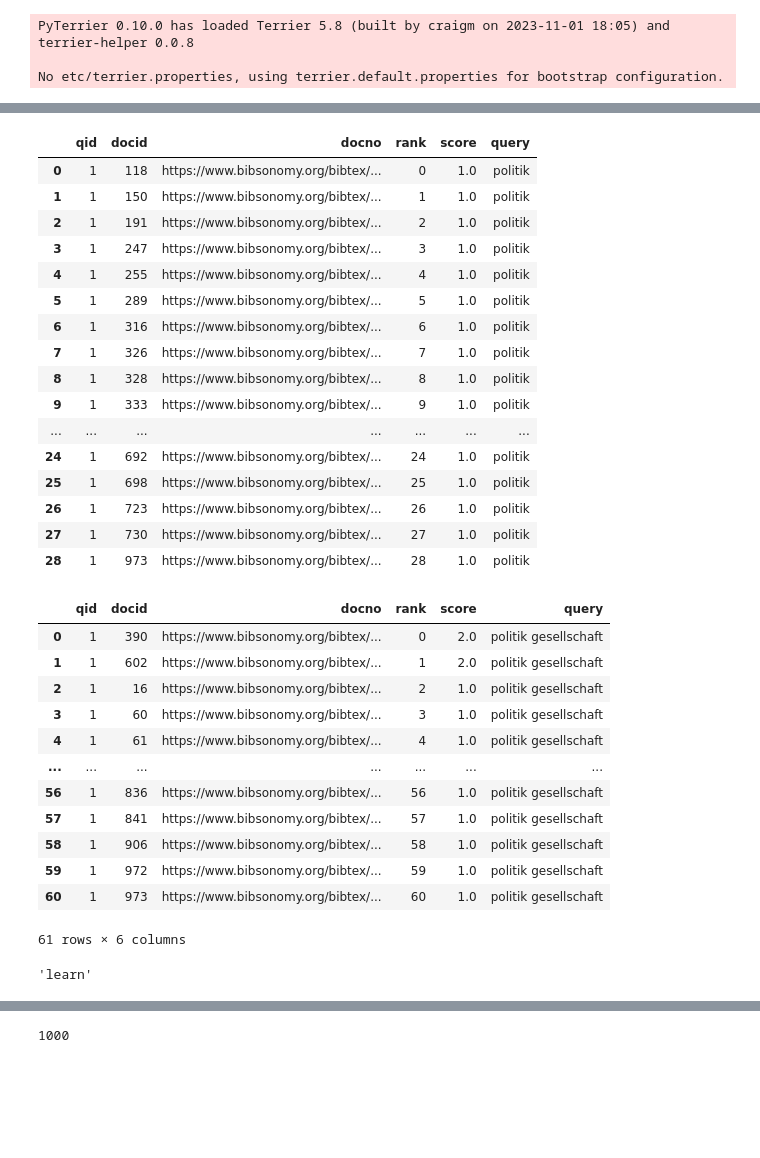
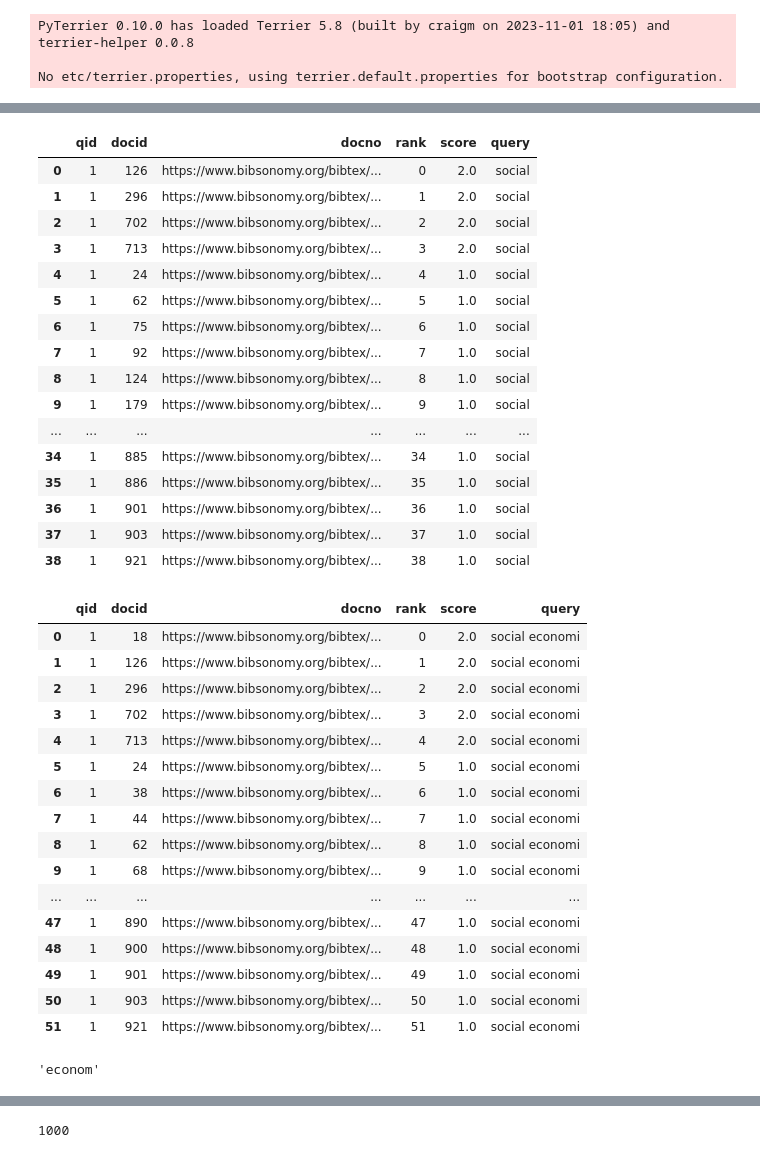
Before and after one commit to XiaomingWang12/2023-2024-Data_Libarian_Xiaoming_Wang, a Jupyter notebook: Modul_2/PyTerrier.ipynb, the cells around one changed output, grey strips where cells are left out. Saved outputs shown, nothing was run; the diff lists cells and outputs as text; code cells hidden in the pictures; blank space fills up the shorter version.

```diff
--- a/Modul_2/PyTerrier.ipynb
+++ b/Modul_2/PyTerrier.ipynb
@@ -64,3 +64,3 @@ df_rl
 # %%
-df_rl_filtered = df_rl.dropna(axis=1, thresh=len(df_rl)*0.5)
+df_pl_filtered = df_pl.dropna(axis=1, thresh=len(df_pl)*0.5)
 # %%
@@ -86,7 +86,7 @@ Index(['type', 'id', 'tags', 'intraHash', 'label', 'user', 'description',
       dtype='object')
 # %%
 useful_columns = ['id', 'tags', 'label', 'description', 'date', 'changeDate', 'url', 'pub-type', 'year', 'author', 'authors', 'intraHash']
-df_rl_filtered = df_rl_filtered[useful_columns]
+df_pl_filtered = df_pl_filtered[useful_columns]
 # %%
 if not pt.started():
     pt.init()
@@ -95,14 +95,14 @@ PyTerrier 0.10.0 has loaded Terrier 5.8 (built by craigm on 2023-11-01 18:05) an
 
 No etc/terrier.properties, using terrier.default.properties for bootstrap configuration.
 # %%
-df_rl_filtered['docno'] = df_rl_filtered['id']
-df_rl_filtered['text'] = df_rl_filtered['label']
+df_pl_filtered['docno'] = df_pl_filtered['id']
+df_pl_filtered['text'] = df_pl_filtered['label']
 # %%
 #now we start to index our data
 
-index_folder = "./rl_index"
+index_folder = "./pl_index"
 indexer = pt.DFIndexer(index_folder, overwrite=True)
-index_ref = indexer.index(df_rl_filtered['text'], df_rl_filtered['docno'])
+index_ref = indexer.index(df_pl_filtered['text'], df_pl_filtered['docno'])
 
 print(f"path to our index: {index_ref.toString()}")
 # %% [output]
@@ -185,49 +185,53 @@ term_freq_dict_sorted[:top_k]
 #define our search engine
 search_engine = pt.BatchRetrieve(index, wmodel="Tf")
 # %%
-search_engine.search("politik")
+search_engine.search("social")
 # %% [output]
 |  | qid | docid | docno | rank | score | query |
-| 0 | 1 | 118 | https://www.bibsonomy.org/bibtex/... | 0 | 1.0 | politik |
-| 1 | 1 | 150 | https://www.bibsonomy.org/bibtex/... | 1 | 1.0 | politik |
-| 2 | 1 | 191 | https://www.bibsonomy.org/bibtex/... | 2 | 1.0 | politik |
-| 3 | 1 | 247 | https://www.bibsonomy.org/bibtex/... | 3 | 1.0 | politik |
-| 4 | 1 | 255 | https://www.bibsonomy.org/bibtex/... | 4 | 1.0 | politik |
-| 5 | 1 | 289 | https://www.bibsonomy.org/bibtex/... | 5 | 1.0 | politik |
-| 6 | 1 | 316 | https://www.bibsonomy.org/bibtex/... | 6 | 1.0 | politik |
-| 7 | 1 | 326 | https://www.bibsonomy.org/bibtex/... | 7 | 1.0 | politik |
-| 8 | 1 | 328 | https://www.bibsonomy.org/bibtex/... | 8 | 1.0 | politik |
-| 9 | 1 | 333 | https://www.bibsonomy.org/bibtex/... | 9 | 1.0 | politik |
+| 0 | 1 | 126 | https://www.bibsonomy.org/bibtex/... | 0 | 2.0 | social |
+| 1 | 1 | 296 | https://www.bibsonomy.org/bibtex/... | 1 | 2.0 | social |
+| 2 | 1 | 702 | https://www.bibsonomy.org/bibtex/... | 2 | 2.0 | social |
+| 3 | 1 | 713 | https://www.bibsonomy.org/bibtex/... | 3 | 2.0 | social |
+| 4 | 1 | 24 | https://www.bibsonomy.org/bibtex/... | 4 | 1.0 | social |
+| 5 | 1 | 62 | https://www.bibsonomy.org/bibtex/... | 5 | 1.0 | social |
+| 6 | 1 | 75 | https://www.bibsonomy.org/bibtex/... | 6 | 1.0 | social |
+| 7 | 1 | 92 | https://www.bibsonomy.org/bibtex/... | 7 | 1.0 | social |
+| 8 | 1 | 124 | https://www.bibsonomy.org/bibtex/... | 8 | 1.0 | social |
+| 9 | 1 | 179 | https://www.bibsonomy.org/bibtex/... | 9 | 1.0 | social |
 | ... | ... | ... | ... | ... | ... | ... |
-| 24 | 1 | 692 | https://www.bibsonomy.org/bibtex/... | 24 | 1.0 | politik |
-| 25 | 1 | 698 | https://www.bibsonomy.org/bibtex/... | 25 | 1.0 | politik |
-| 26 | 1 | 723 | https://www.bibsonomy.org/bibtex/... | 26 | 1.0 | politik |
-| 27 | 1 | 730 | https://www.bibsonomy.org/bibtex/... | 27 | 1.0 | politik |
-| 28 | 1 | 973 | https://www.bibsonomy.org/bibtex/... | 28 | 1.0 | politik |
+| 34 | 1 | 885 | https://www.bibsonomy.org/bibtex/... | 34 | 1.0 | social |
+| 35 | 1 | 886 | https://www.bibsonomy.org/bibtex/... | 35 | 1.0 | social |
+| 36 | 1 | 901 | https://www.bibsonomy.org/bibtex/... | 36 | 1.0 | social |
+| 37 | 1 | 903 | https://www.bibsonomy.org/bibtex/... | 37 | 1.0 | social |
+| 38 | 1 | 921 | https://www.bibsonomy.org/bibtex/... | 38 | 1.0 | social |
 # %%
-search_engine.search("politik gesellschaft")
+search_engine.search("social economi")
 # %% [output]
 |  | qid | docid | docno | rank | score | query |
-| 0 | 1 | 390 | https://www.bibsonomy.org/bibtex/... | 0 | 2.0 | politik gesellschaft |
-| 1 | 1 | 602 | https://www.bibsonomy.org/bibtex/... | 1 | 2.0 | politik gesellschaft |
-| 2 | 1 | 16 | https://www.bibsonomy.org/bibtex/... | 2 | 1.0 | politik gesellschaft |
-| 3 | 1 | 60 | https://www.bibsonomy.org/bibtex/... | 3 | 1.0 | politik gesellschaft |
-| 4 | 1 | 61 | https://www.bibsonomy.org/bibtex/... | 4 | 1.0 | politik gesellschaft |
+| 0 | 1 | 18 | https://www.bibsonomy.org/bibtex/... | 0 | 2.0 | social economi |
+| 1 | 1 | 126 | https://www.bibsonomy.org/bibtex/... | 1 | 2.0 | social economi |
+| 2 | 1 | 296 | https://www.bibsonomy.org/bibtex/... | 2 | 2.0 | social economi |
+| 3 | 1 | 702 | https://www.bibsonomy.org/bibtex/... | 3 | 2.0 | social economi |
+| 4 | 1 | 713 | https://www.bibsonomy.org/bibtex/... | 4 | 2.0 | social economi |
+| 5 | 1 | 24 | https://www.bibsonomy.org/bibtex/... | 5 | 1.0 | social economi |
+| 6 | 1 | 38 | https://www.bibsonomy.org/bibtex/... | 6 | 1.0 | social economi |
+| 7 | 1 | 44 | https://www.bibsonomy.org/bibtex/... | 7 | 1.0 | social economi |
+| 8 | 1 | 62 | https://www.bibsonomy.org/bibtex/... | 8 | 1.0 | social economi |
+| 9 | 1 | 68 | https://www.bibsonomy.org/bibtex/... | 9 | 1.0 | social economi |
 | ... | ... | ... | ... | ... | ... | ... |
-| 56 | 1 | 836 | https://www.bibsonomy.org/bibtex/... | 56 | 1.0 | politik gesellschaft |
-| 57 | 1 | 841 | https://www.bibsonomy.org/bibtex/... | 57 | 1.0 | politik gesellschaft |
-| 58 | 1 | 906 | https://www.bibsonomy.org/bibtex/... | 58 | 1.0 | politik gesellschaft |
-| 59 | 1 | 972 | https://www.bibsonomy.org/bibtex/... | 59 | 1.0 | politik gesellschaft |
-| 60 | 1 | 973 | https://www.bibsonomy.org/bibtex/... | 60 | 1.0 | politik gesellschaft |
+| 47 | 1 | 890 | https://www.bibsonomy.org/bibtex/... | 47 | 1.0 | social economi |
+| 48 | 1 | 900 | https://www.bibsonomy.org/bibtex/... | 48 | 1.0 | social economi |
+| 49 | 1 | 901 | https://www.bibsonomy.org/bibtex/... | 49 | 1.0 | social economi |
+| 50 | 1 | 903 | https://www.bibsonomy.org/bibtex/... | 50 | 1.0 | social economi |
+| 51 | 1 | 921 | https://www.bibsonomy.org/bibtex/... | 51 | 1.0 | social economi |
-61 rows × 6 columns
 # %%
 #what do we need for the inverse document frequency?
 # %%
 from nltk.stem import PorterStemmer
 stemmer = PorterStemmer()
 # %%
-stem = stemmer.stem("learning")
+stem = stemmer.stem("economics")
 stem
 # %% [output]
-'learn'
+'econom'
 # %%
```
Also changed, not shown: parts of 22 cells of this notebook, 31 other files.
